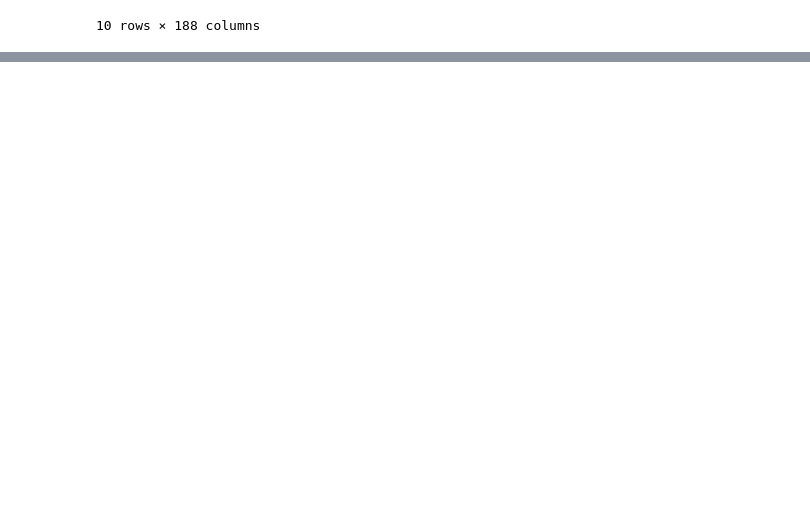
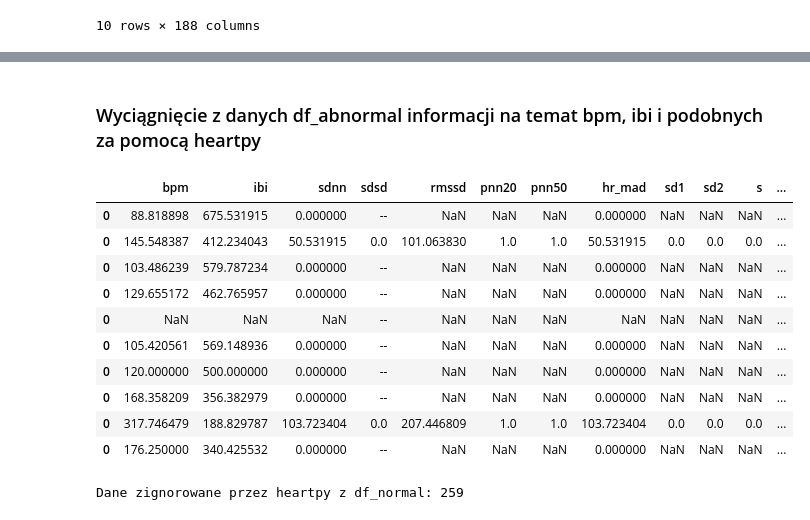
Before and after one commit to bartekbiz/ECD-Anomaly-Detection-Model, a Jupyter notebook: notebooks/ECD-Anomaly-Detection.ipynb, the cells around one changed output, grey strips where cells are left out. Saved outputs shown, nothing was run; the diff lists cells and outputs as text; code cells hidden in the pictures; blank space fills up the shorter version.

```diff
--- a/notebooks/ECD-Anomaly-Detection.ipynb
+++ b/notebooks/ECD-Anomaly-Detection.ipynb
@@ -24,0 +103,21 @@ df_normal.head(10)
+# %% [markdown]
+### Wyciągnięcie z danych df_abnormal informacji na temat bpm, ibi i podobnych za pomocą heartpy
+# %%
+df_abnormal_processed = get_measures(df_abnormal)
+df_abnormal_processed.head(10)
+# %% [output]
+|  | bpm | ibi | sdnn | sdsd | rmssd | pnn20 | pnn50 | hr_mad | sd1 | sd2 | s | ... |
+| 0 | 88.818898 | 675.531915 | 0.000000 | -- | NaN | NaN | NaN | 0.000000 | NaN | NaN | NaN | ... |
+| 0 | 145.548387 | 412.234043 | 50.531915 | 0.0 | 101.063830 | 1.0 | 1.0 | 50.531915 | 0.0 | 0.0 | 0.0 | ... |
+| 0 | 103.486239 | 579.787234 | 0.000000 | -- | NaN | NaN | NaN | 0.000000 | NaN | NaN | NaN | ... |
+| 0 | 129.655172 | 462.765957 | 0.000000 | -- | NaN | NaN | NaN | 0.000000 | NaN | NaN | NaN | ... |
+| 0 | NaN | NaN | NaN | -- | NaN | NaN | NaN | NaN | NaN | NaN | NaN | ... |
+| 0 | 105.420561 | 569.148936 | 0.000000 | -- | NaN | NaN | NaN | 0.000000 | NaN | NaN | NaN | ... |
+| 0 | 120.000000 | 500.000000 | 0.000000 | -- | NaN | NaN | NaN | 0.000000 | NaN | NaN | NaN | ... |
+| 0 | 168.358209 | 356.382979 | 0.000000 | -- | NaN | NaN | NaN | 0.000000 | NaN | NaN | NaN | ... |
+| 0 | 317.746479 | 188.829787 | 103.723404 | 0.0 | 207.446809 | 1.0 | 1.0 | 103.723404 | 0.0 | 0.0 | 0.0 | ... |
+| 0 | 176.250000 | 340.425532 | 0.000000 | -- | NaN | NaN | NaN | 0.000000 | NaN | NaN | NaN | ... |
+# %%
+print(f"Dane zignorowane przez heartpy z df_normal: {df_abnormal.shape[0] - df_abnormal_processed.shape[0]}")
+# %% [output]
+Dane zignorowane przez heartpy z df_normal: 259
```
Also changed, not shown: parts of 14 cells of this notebook.
